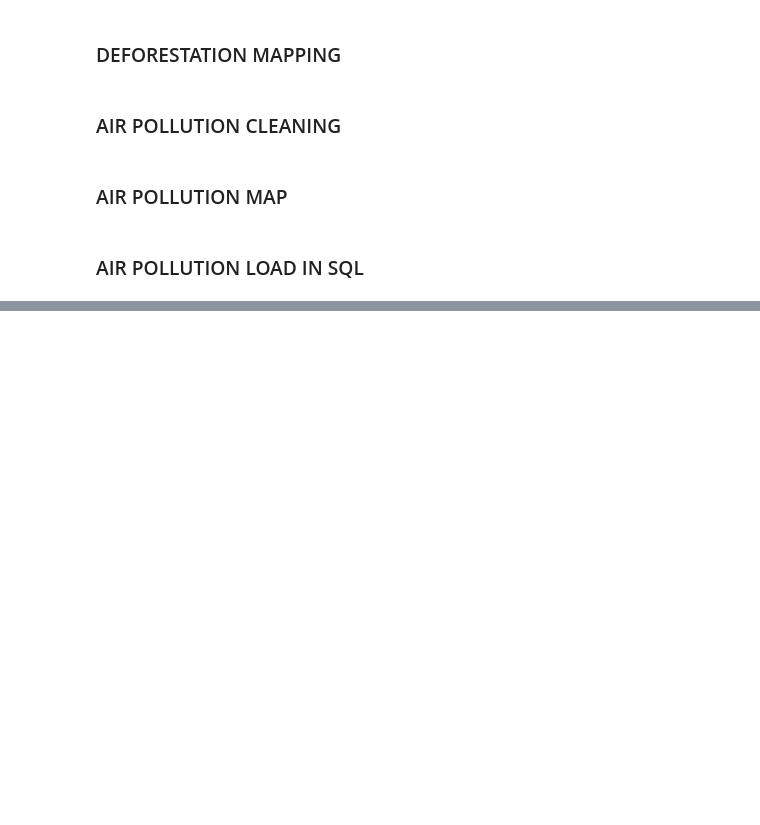
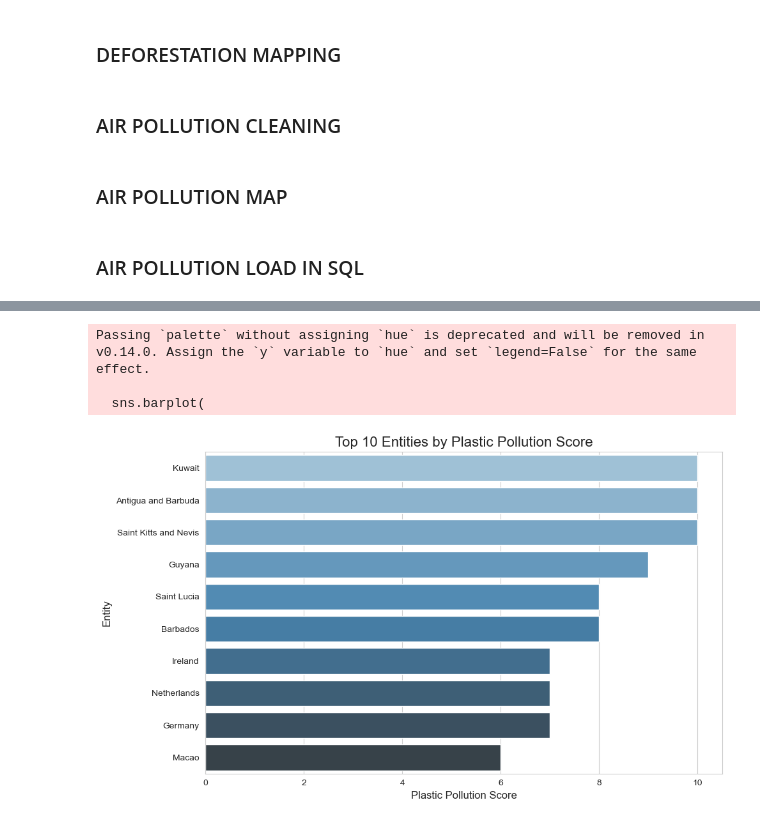
Before and after one commit to BenjaminIH/sql-database, a Jupyter notebook: main.ipynb, the cells around one changed output, grey strips where cells are left out. Cells and saved outputs as stored; diff of their text form; code cells hidden in the pictures; blank space fills up the shorter version.

```diff
--- a/main.ipynb
+++ b/main.ipynb
@@ -212,0 +810,48 @@ df.to_sql("air_pollution", con=engine, if_exists='replace', index=False)
+# %%
+# Normalize the 'Per capita plastic waste (kg/person/day)' to a scale of 1 to 10
+min_waste = df['Per capita plastic waste (kg/person/day)'].min()
+max_waste = df['Per capita plastic waste (kg/person/day)'].max()
+# %%
+# Create the score column (values scaled from 1 to 10)
+df['Plastic_Pollution_Score'] = ((df['Per capita plastic waste (kg/person/day)'] - min_waste) / (max_waste - min_waste)) * 9 + 1
+# %%
+# Round the scores for cleaner output
+df['Plastic_Pollution_Score'] = df['Plastic_Pollution_Score'].round().astype(int)
+# %%
+# Function to get the 3-letter country code
+def get_country_code(country_name):
+    try:
+        return pycountry.countries.lookup(country_name).alpha_3
+    except LookupError:
+        return None
+
+# Add a new column with the 3-letter country code
+df['Country_code'] = df['Entity'].apply(get_country_code)
+# %%
+
+# DataFrame by 'Plastic_Pollution_Score' in descending order
+top_ten_score = df[['Entity', 'Plastic_Pollution_Score']].sort_values(by='Plastic_Pollution_Score', ascending=False).head(10)
+
+# Plotting
+plt.figure(figsize=(10,6))  # Set the figure size
+sns.set_style("whitegrid")
+
+
+sns.barplot(
+    x='Plastic_Pollution_Score', y='Entity', data=top_ten_score,
+    palette='Blues_d'
+)
+
+
+plt.title('Top 10 Entities by Plastic Pollution Score', fontsize=16)
+plt.xlabel('Plastic Pollution Score', fontsize=12)
+plt.ylabel('Entity', fontsize=12)
+
+# Display the plot
+plt.tight_layout()
+plt.show()
+# %% [output]
+Passing `palette` without assigning `hue` is deprecated and will be removed in v0.14.0. Assign the `y` variable to `hue` and set `legend=False` for the same effect.
+
+  sns.barplot(
+[figure, added]
```
Also changed, not shown: parts of 67 cells of this notebook.
